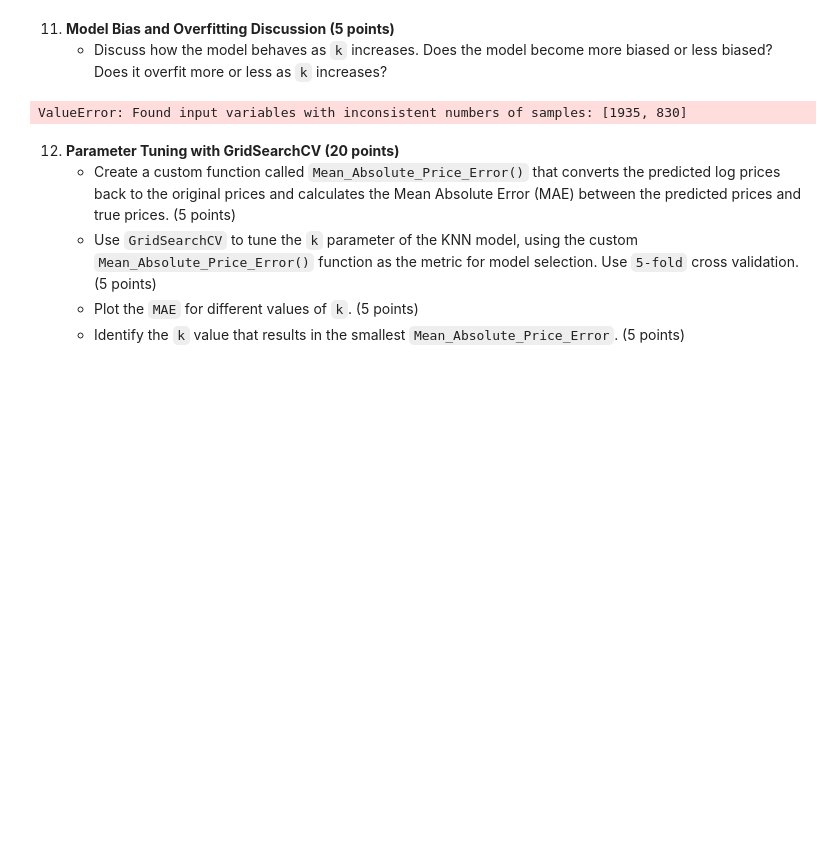
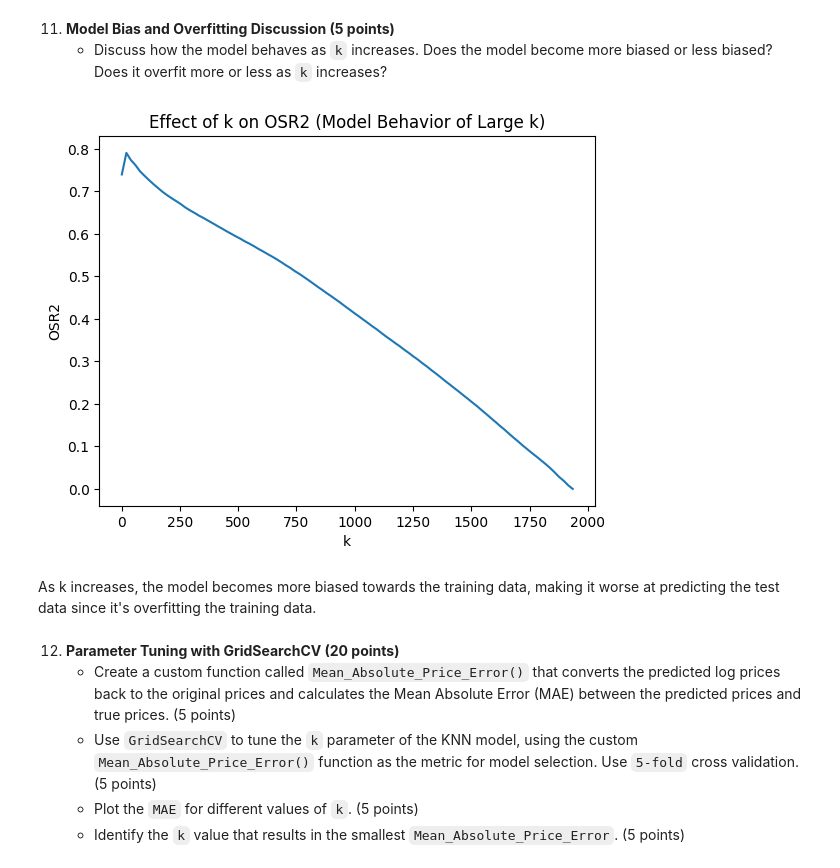
Before and after one commit to ivynangalia/320, a Jupyter notebook: homework/HW6.ipynb, the cells around one changed output. Drawn from its saved outputs; the diff is of its cells as text; code cells hidden in the pictures; blank space fills up the shorter version.

```diff
--- a/homework/HW6.ipynb
+++ b/homework/HW6.ipynb
@@ -141,31 +153,24 @@ y_predict is all the same value. (12.047640175621291)
 11. **Model Bias and Overfitting Discussion (5 points)**
     - Discuss how the model behaves as `k` increases. Does the model become more biased or less biased? Does it overfit more or less as `k` increases?
 # %%
-k_range = np.logspace(0.1, 3, num=50)
-k_range = k_range.astype(int)
-k_range = np.unique(k_range)
+k_range = np.linspace(1.0, len(X_train_scaled), 100)
+OSR2_list = []
 
-R2_list = []
-OSR2_list = []
 for k in k_range:
-
-    KNN = KNeighborsRegressor(n_neighbors=k, metric='cityblock')
+    KNN = KNeighborsRegressor(n_neighbors=int(k), metric="cityblock")
     KNN.fit(X_train_scaled, y_train)
     y_predict = KNN.predict(X_test_scaled)
     OSR2_list.append(OSR2(y_train, y_test, y_predict))
-    R2_list.append(r2_score(y_train, y_predict))
-
-plt.figure(figsize=(10, 6))
-plt.plot(k_range, OSR2_list, color='blue', label='OSR2')
-plt.plot(k_range, R2_list, color='red', label='R2')
-plt.xscale('log')
-plt.xlabel('Number of neighbors (k)')
-plt.ylabel('Out-of-Sample R²')
-plt.title('Effect of k on Model Performance')
-plt.grid(True)
-plt.show()
-# %% [output]
-ValueError: Found input variables with inconsistent numbers of samples: [1935, 830]
+# %%
+plt.plot(k_range, OSR2_list)
+plt.xlabel('k')
+plt.ylabel('OSR2')
+plt.title("Effect of k on OSR2 (Model Behavior of Large k)")
+plt.show()
+# %% [output]
+[figure, added]
+# %% [markdown]
+As k increases, the model becomes more biased towards the training data, making it worse at predicting the test data since it's overfitting the training data.
 # %% [markdown]
 12. **Parameter Tuning with GridSearchCV (20 points)**
     - Create a custom function called `Mean_Absolute_Price_Error()` that converts the predicted log prices back to the original prices and calculates the Mean Absolute Error (MAE) between the predicted prices and true prices. (5 points)
```
Also changed, not shown: parts of 12 cells of this notebook, 20 other files.
